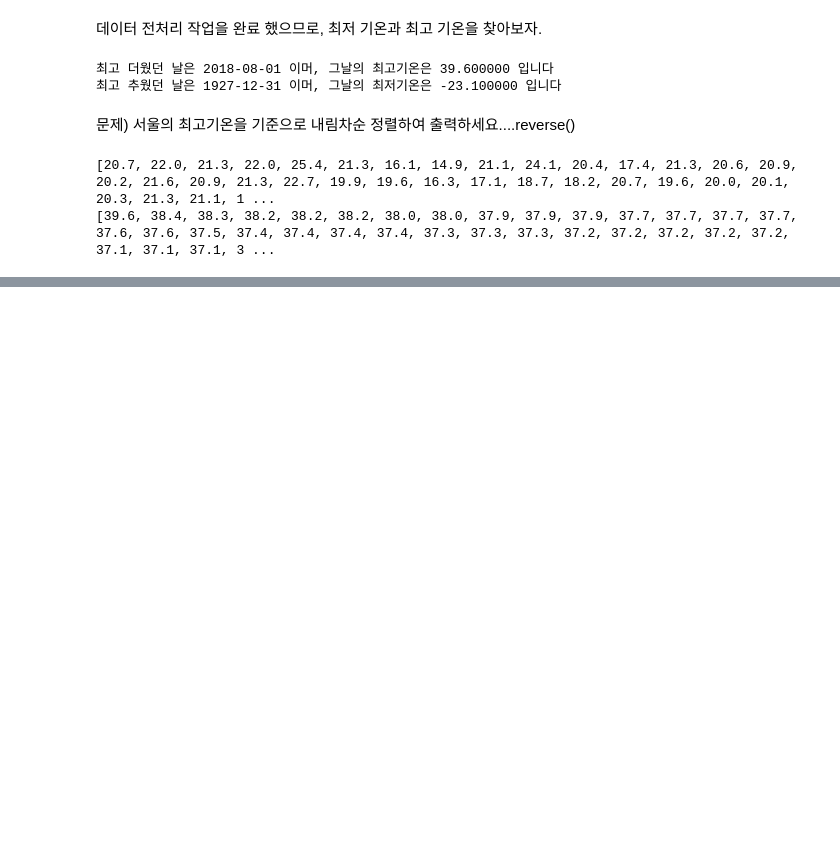
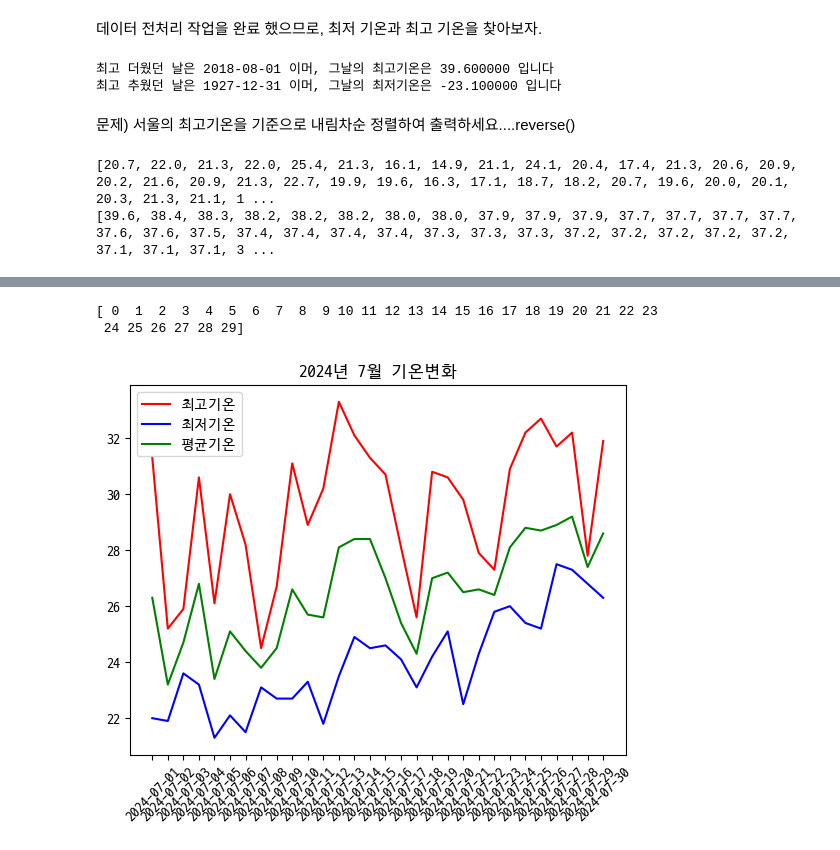
Before and after one commit to pgyseven/Python, a Jupyter notebook: seoulTemp.ipynb, the cells around one changed output, grey strips where cells are left out. Drawn from its saved outputs; the diff is of its cells as text; code cells hidden in the pictures; blank space fills up the shorter version.

```diff
--- a/seoulTemp.ipynb
+++ b/seoulTemp.ipynb
@@ -144,0 +152,44 @@ file.close()
+# %%
+import csv
+import matplotlib.pyplot as plt
+import numpy as np
+
+file = open('seoulTemp.csv','r', encoding='utf-8')
+
+data = csv.reader(file, delimiter=',')
+header = next(data)
+
+
+minTempList = []
+maxTempList = []
+avgTempList = []
+dateList = []
+
+for row in data :
+    row[0] = row[0].replace('\t','')
+    if row[0].startswith('2024-07') :
+        dateList.append(row[0])
+        maxTempList.append(float(row[-1]))
+        minTempList.append(float(row[3]))
+        avgTempList.append(float(row[2]))
+file.close()
+
+
+
+plt.rcParams['font.family'] ='D2Coding' # 폰트 설정(한글을 사용하려면 반드시 폰트를 지정해줘야 한다.)
+plt.title('2024년 7월 기온변화')
+plt.plot(maxTempList, color='red', label='최고기온')
+plt.plot(minTempList, color='blue', label='최저기온')
+plt.plot(avgTempList, color='green', label='평균기온')
+
+plt.xticks(np.arange(len(dateList)), dateList, rotation=45)
+
+
+print(np.arange(len(dateList)))
+
+plt.legend()
+plt.show()
+# %% [output]
+[ 0  1  2  3  4  5  6  7  8  9 10 11 12 13 14 15 16 17 18 19 20 21 22 23
+ 24 25 26 27 28 29]
+[figure, added]
```
Also changed, not shown: parts of 4 cells of this notebook, 2 other files.
